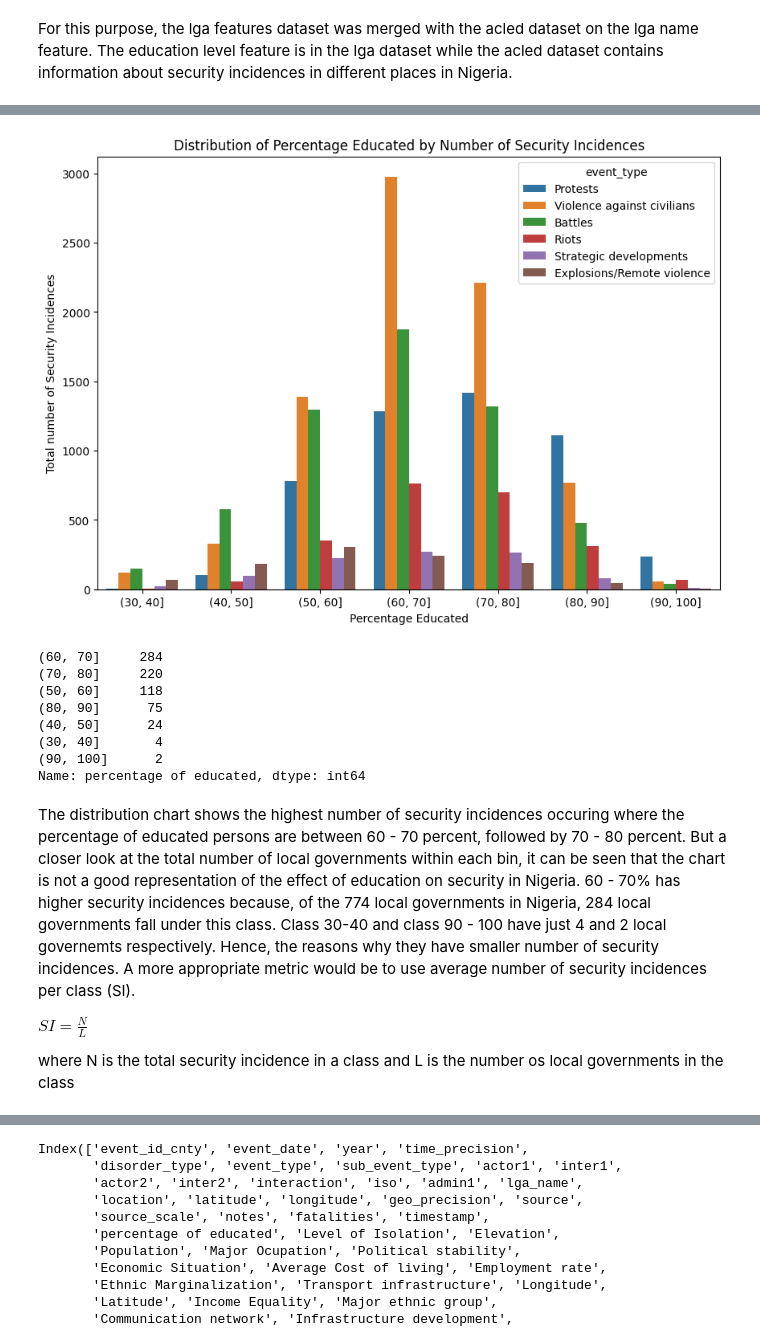
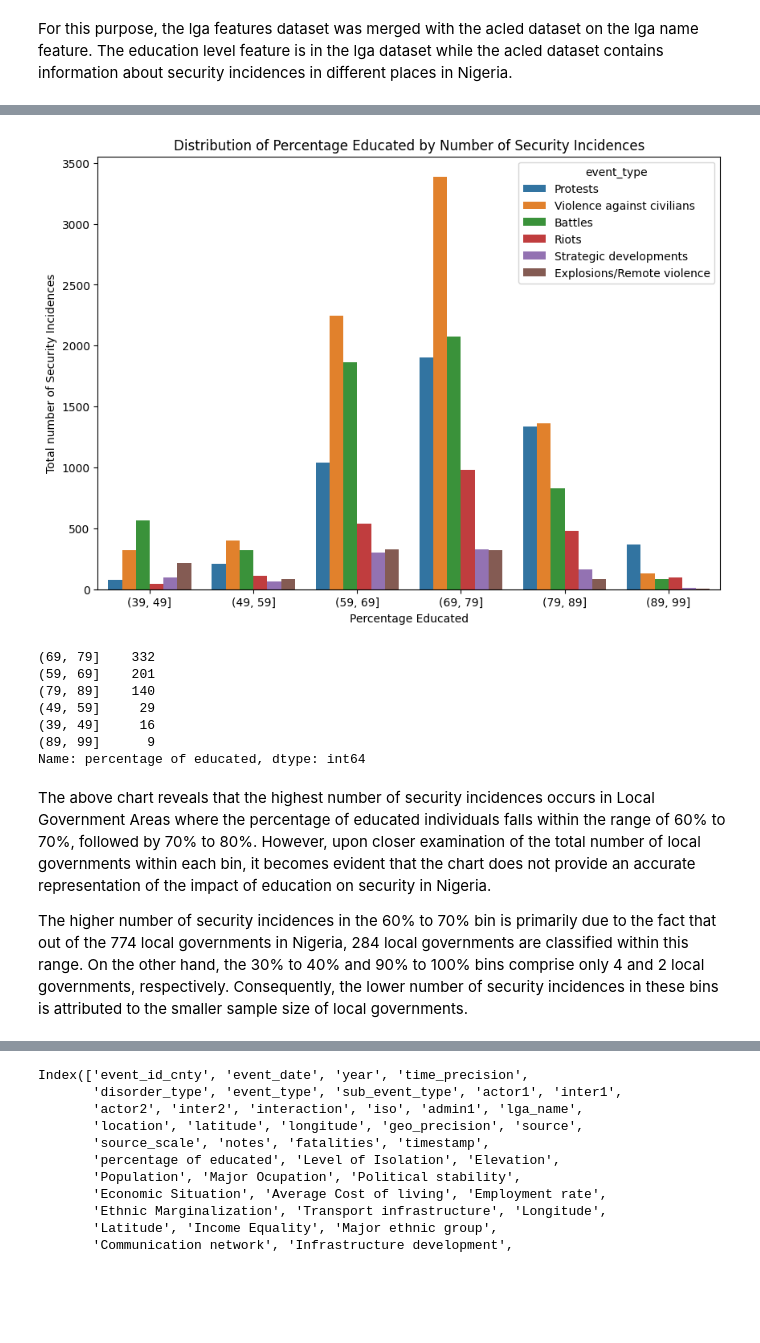
Before and after one commit to Abdul4code/Nigeria_Terror_Attacks, a Jupyter notebook: 3. Analysis of Nigerian Security Incidence.ipynb, the cells around one changed output, grey strips where cells are left out. Cells and saved outputs as stored; diff of their text form; code cells hidden in the pictures; blank space fills up the shorter version.

Commit message:
Educational Level Analysis

```diff
--- a/3. Analysis of Nigerian Security Incidence.ipynb
+++ b/3. Analysis of Nigerian Security Incidence.ipynb
@@ -66,41 +66,37 @@ df_acled_lga = pd.merge(df_acled, df_lga_features, on='lga_name')
 # %%
 # Define the bin edges
-bin_edges = [30, 40, 50, 60, 70, 80, 90, 100]  # Adjust the bin edges as desired
+bin_edges = [39, 49, 59, 69, 79, 89, 99]  # Adjust the bin edges as desired
 
 
 # Create a new column 'bin' by grouping 'x' values into bins
 df_acled_lga['bin'] = pd.cut(df_acled_lga['percentage of educated'], bins=bin_edges)
 
 # Setting the figure size
 plt.figure(figsize=(10, 7))  # Adjust the width and height as desired
 
 # Plotting line plot
 sns.countplot(data=df_acled_lga, x='bin', hue='event_type')
 
 # Adding labels and title
 plt.xlabel('Percentage Educated')
 plt.ylabel('Total number of Security Incidences')
 plt.title('Distribution of Percentage Educated by Number of Security Incidences')
 
 plt.show()
 # %% [output]
-[figure, old version]
+[figure, new version]
 # %%
 # Viewing the number of Local governments in each bin
 pd.cut(df_lga_features['percentage of educated'], bins=bin_edges).value_counts()
 # %% [output]
-(60, 70]     284
-(70, 80]     220
-(50, 60]     118
-(80, 90]      75
-(40, 50]      24
-(30, 40]       4
-(90, 100]      2
+(69, 79]    332
+(59, 69]    201
+(79, 89]    140
+(49, 59]     29
+(39, 49]     16
+(89, 99]      9
 Name: percentage of educated, dtype: int64
 # %% [markdown]
-The distribution chart shows the highest number of security incidences occuring where the percentage of educated persons are between 60 - 70 percent, followed by 70 - 80 percent. But a closer look at the total number of local governments within each bin, it can be seen that the chart is not a good representation of the effect of education on security in Nigeria. 60 - 70% has higher security incidences because, of the 774 local governments in Nigeria, 284 local governments fall under this class. Class 30-40 and class 90 - 100 have just 4 and 2 local governemts respectively. Hence, the reasons why they have smaller number of security incidences. A more appropriate metric would be to use average number of security incidences per class (SI).
+The above chart reveals that the highest number of security incidences occurs in Local Government Areas where the percentage of educated individuals falls within the range of 60% to 70%, followed by 70% to 80%. However, upon closer examination of the total number of local governments within each bin, it becomes evident that the chart does not provide an accurate representation of the impact of education on security in Nigeria.
 
-$ SI = \frac{N}{ L} $
-
-where N is the total security incidence in a class
-and L is the number os local governments in the class
+The higher number of security incidences in the 60% to 70% bin is primarily due to the fact that out of the 774 local governments in Nigeria, 284 local governments are classified within this range. On the other hand, the 30% to 40% and 90% to 100% bins comprise only 4 and 2 local governments, respectively. Consequently, the lower number of security incidences in these bins is attributed to the smaller sample size of local governments.
```
Also changed, not shown: parts of 13 cells of this notebook.
